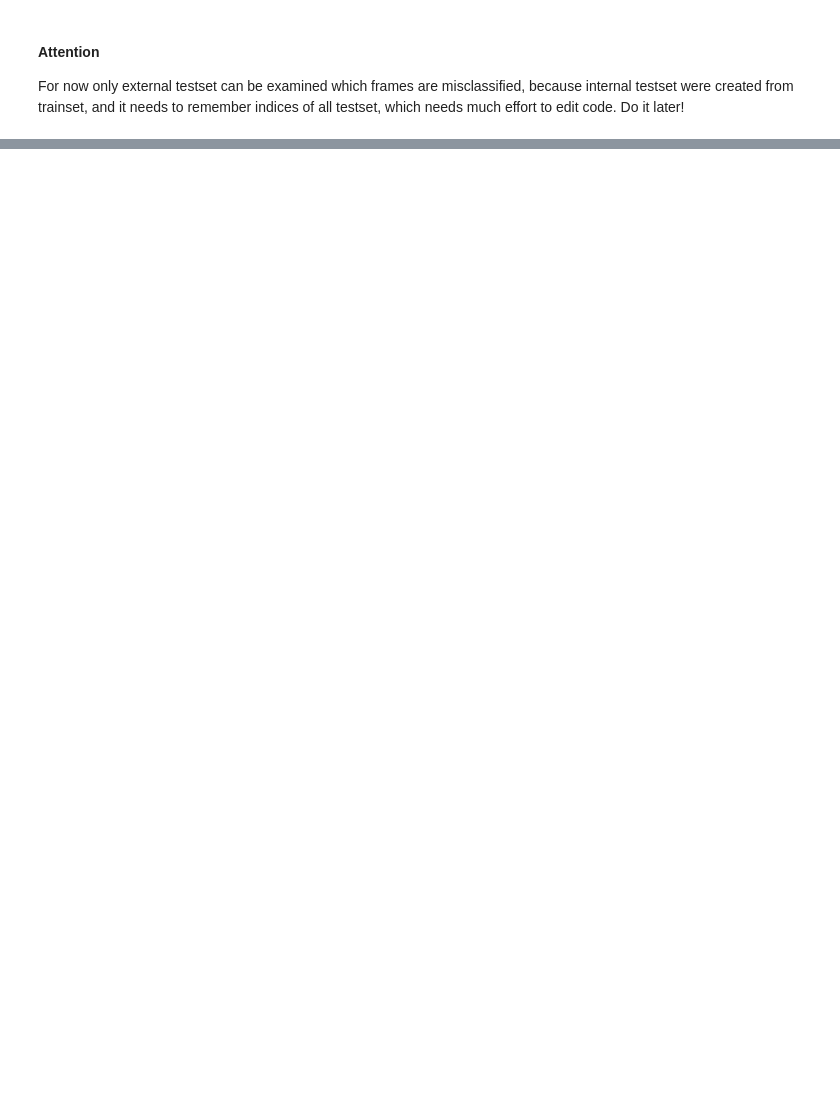
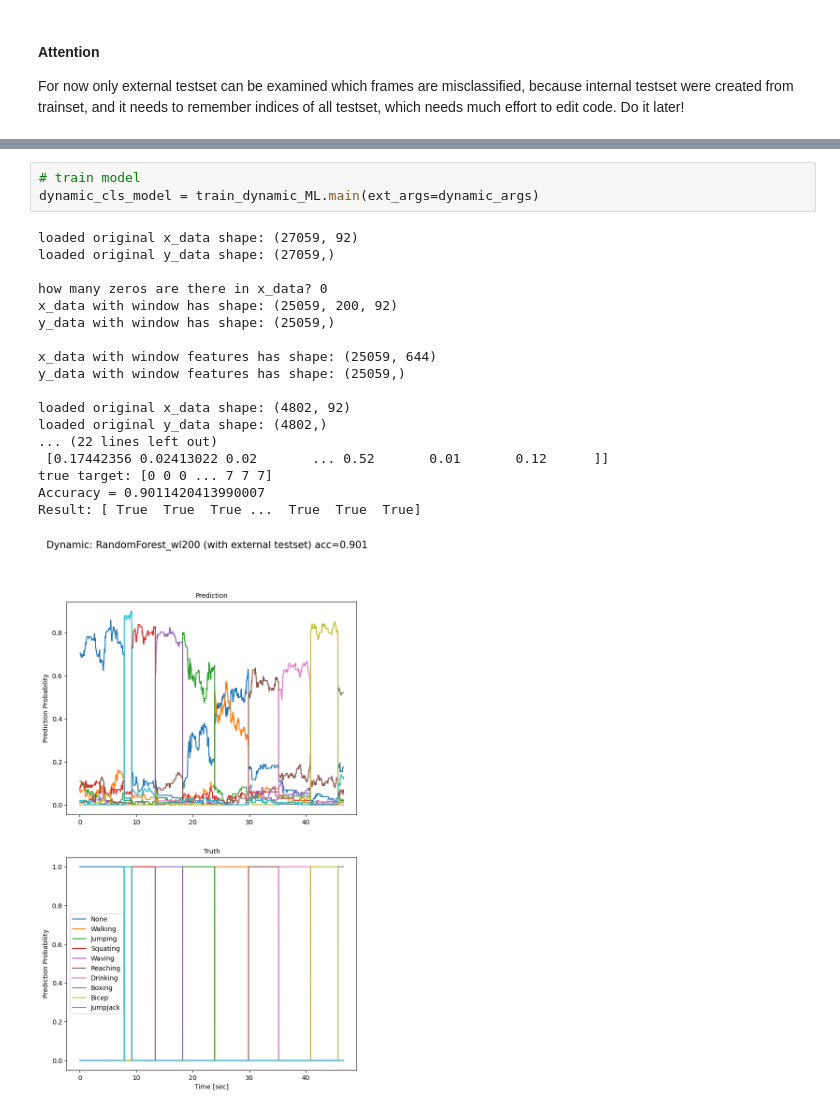
Before and after one commit to MyLovelyAxe/Motion_Classification_Thesis_IAW_RWTH, a Jupyter notebook: PostProcess.ipynb, the cells around one changed output, grey strips where cells are left out. Saved outputs shown, nothing was run; the diff lists cells and outputs as text; blank space fills up the shorter version.

```diff
--- a/PostProcess.ipynb
+++ b/PostProcess.ipynb
@@ -93,0 +152,22 @@ These frames are misclassified:
+# %%
+# train model
+dynamic_cls_model = train_dynamic_ML.main(ext_args=dynamic_args)
+# %% [output]
+loaded original x_data shape: (27059, 92)
+loaded original y_data shape: (27059,)
+
+how many zeros are there in x_data? 0
+x_data with window has shape: (25059, 200, 92)
+y_data with window has shape: (25059,)
+
+x_data with window features has shape: (25059, 644)
+y_data with window features has shape: (25059,)
+
+loaded original x_data shape: (4802, 92)
+loaded original y_data shape: (4802,)
+... (22 lines left out)
+ [0.17442356 0.02413022 0.02       ... 0.52       0.01       0.12      ]]
+true target: [0 0 0 ... 7 7 7]
+Accuracy = 0.9011420413990007
+Result: [ True  True  True ...  True  True  True]
+[figure, added]
```
Also changed, not shown: parts of 8 cells of this notebook, 5 other files.
